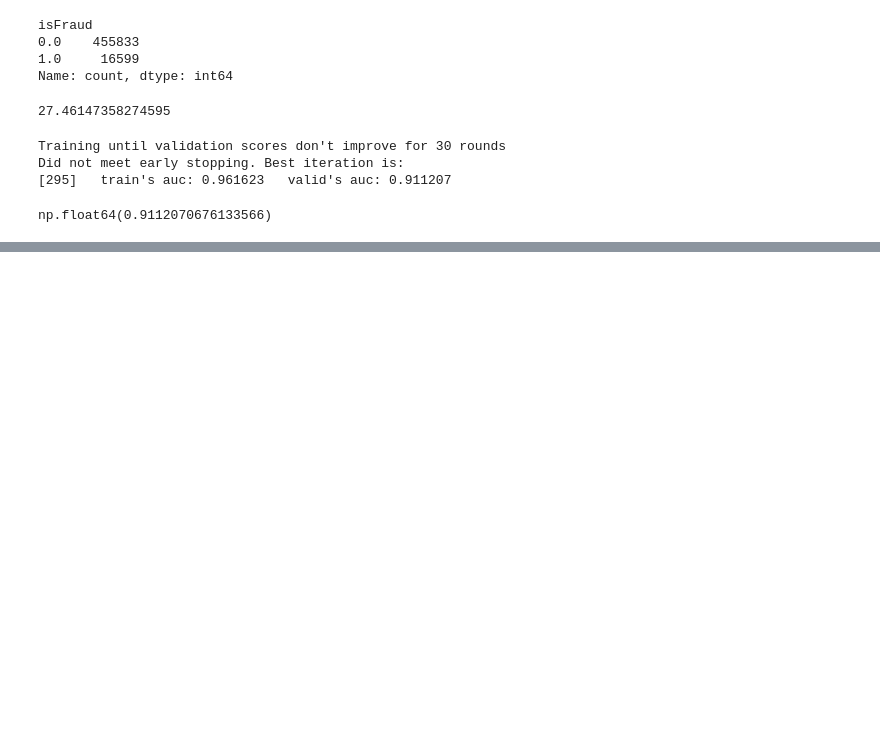
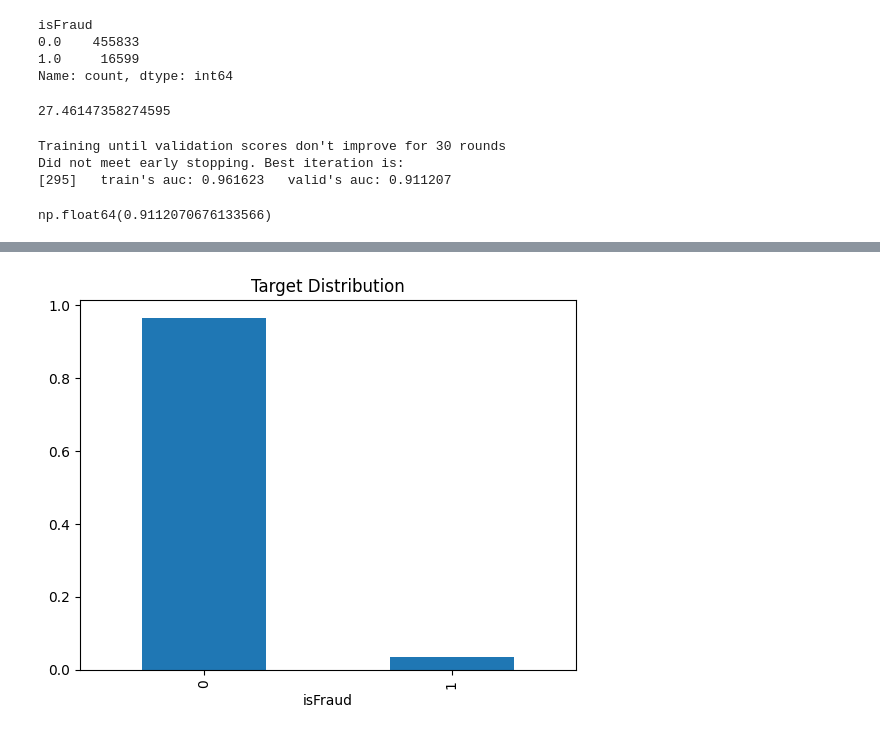
Before and after one commit to rahulkhawashi/IEEE-CIS-Fraud-Detection, a Jupyter notebook: ieee_cis_fraud_detection.ipynb, the cells around one changed output, grey strips where cells are left out. Drawn from its saved outputs; the diff is of its cells as text; code cells hidden in the pictures; blank space fills up the shorter version.

```diff
--- a/ieee_cis_fraud_detection.ipynb
+++ b/ieee_cis_fraud_detection.ipynb
@@ -398,0 +590,9 @@ np.float64(0.9112070676133566)
+# %%
+num_cols = train.select_dtypes(include=[np.number]).columns
+cat_cols = train.select_dtypes(include=['object']).columns
+# %%
+for col in num_cols:
+    train[col] = train[col].fillna(train[col].median())
+# %%
+for col in cat_cols:
+    train[col] = train[col].fillna("Missing")
@@ -398,0 +615,7 @@ np.float64(0.9112070676133566)
+# %%
+# Target Imbalance
+train['isFraud'].value_counts(normalize=True).plot(kind='bar')
+plt.title("Target Distribution")
+plt.show()
+# %% [output]
+[figure, added]
```
Also changed, not shown: parts of 34 cells of this notebook.
